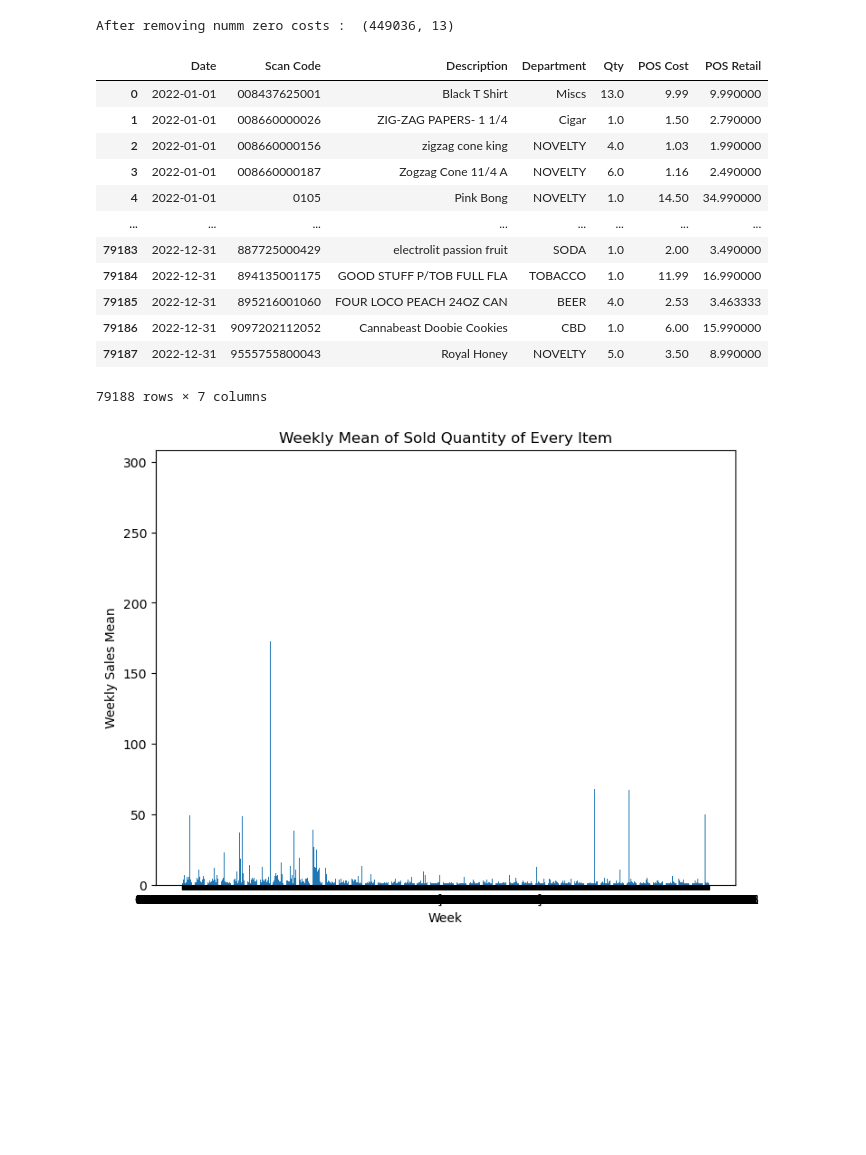
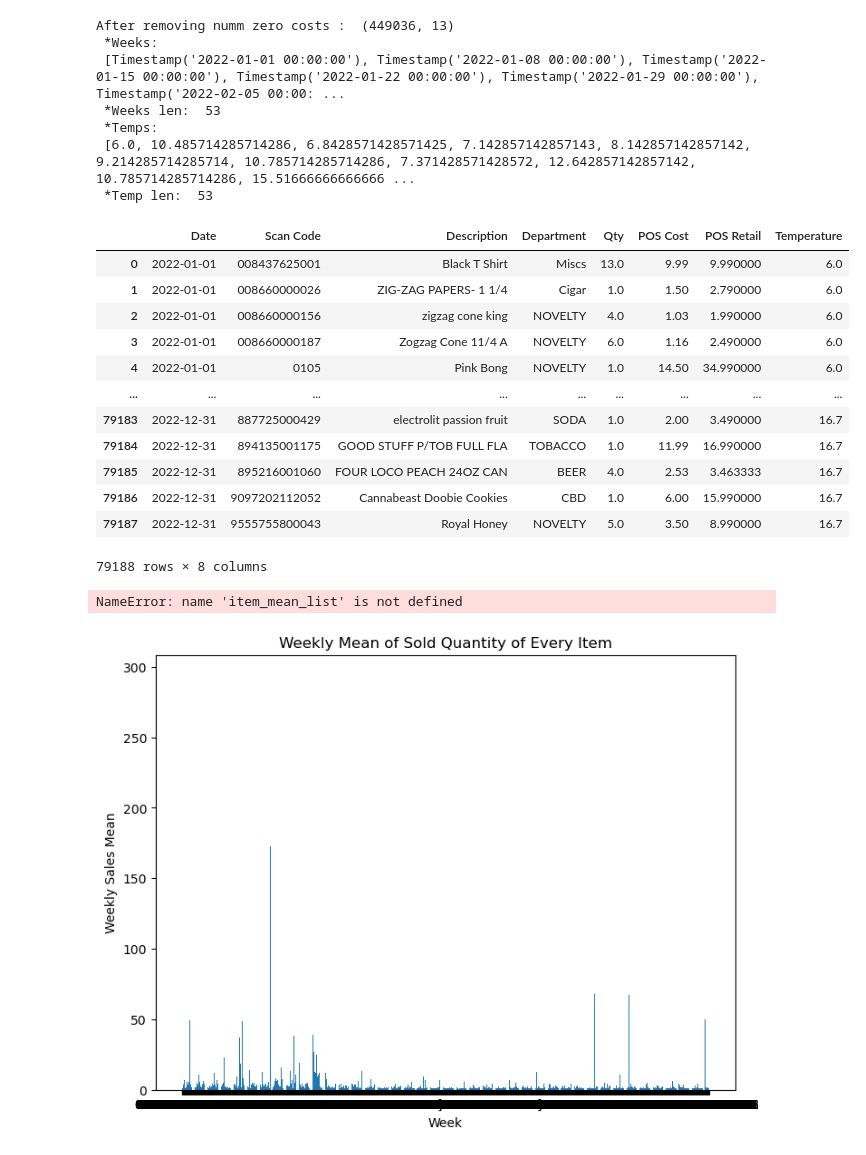
Before and after one commit to jcode999/Demand-Forecaster, a Jupyter notebook: Demand_Sale_Forecast.ipynb, the cells around one changed output. Cells and saved outputs as stored; diff of their text form; code cells hidden in the pictures; blank space fills up the shorter version.

```diff
--- a/Demand_Sale_Forecast.ipynb
+++ b/Demand_Sale_Forecast.ipynb
@@ -0,0 +7,22 @@
+# %%
+#utility functions
+def collect_weekly_weather_data():
+    start = datetime(2022, 1, 1)
+    end = datetime(2022, 12, 31)
+
+    # Create Point for location of business, BC
+    frst_hll = Point(32.6721 , -97.2692, 70)
+
+    # Create Point for Vancouver, BC
+    data = Daily(frst_hll, start, end)
+    data = data.fetch()
+    date_range = pd.date_range(start='2022-01-01', end='2022-12-31', freq='D')
+    data['date'] = date_range
+
+
+    week = data.groupby(pd.Grouper(key="date", freq="7D",origin='2022-01-01')).agg({'tavg':'mean'})
+    week_reset = week.reset_index()
+    # Plot line chart including average, minimum and maximum temperature
+    #data.plot(y=['tavg', 'tmin', 'tmax'])
+    #plt.show()
+    return week_reset
@@ -132,43 +146,69 @@ After removing NaN scan codes :  (452372, 15)
 # %%
 df = pd.read_csv('demand_forecast.csv',low_memory=False)
 #remove items with POS Cost 0, except for Gas and Lotto Online, this is an outlier. Cost for an item is never zero
 zero_cost = df[df['POS Cost'] == 0].index
 for i in zero_cost:
     if df['Department'][i] == 'GAS PUMP #1' or df['Department'][i] == 'GAS PUMP #2' or df['Department'][i] == 'GAS PUMP #3' or df['Department'][i] == 'GAS PUMP #4':
         df.loc[df.index[i], 'POS Cost'] = df['POS Retail'][i] -  (0.2 * df['POS Retail'][i]) # mean profit is 20%. Consulted with owner. Mean used because actual gas price were not recorded by the owner
     elif df['Department'][i] == 'LOTTO ONLINE' or df['Department'][i] == 'LOTTO SCRATCH OFF':
         df.loc[df.index[i], 'POS Cost'] = df['POS Retail'][i] -  (0.05 * df['POS Retail'][i])
 
 zero_cost = df[df['POS Cost'] == 0].index
 df.drop(index=zero_cost,axis=0,inplace=True)
 print("After removing numm zero costs : ",df.shape)
 #convert to Date column to proper date format
 df['Date'] = pd.to_datetime(df['Date'])
 
 # group weekly [pd.Grouper(key='Date', freq='W'),
 # df['Week Number'] = df['Date'].dt.week
 
 #Find total number of sale quantity of each item per week, mean of Cost and Retail
 grp = df.groupby([pd.Grouper(key="Date", freq="7D",origin='2022-01-01'),'Scan Code','Description','Department']).agg({'Qty':'sum','POS Cost':'mean','POS Retail':'mean'})
 week_grp_lbl = grp.reset_index()
+week_grp_lbl['Temperature'] = ''
+weekly_avg_temp = collect_weekly_weather_data()
+weeks = list(weekly_avg_temp['date'])
+temps = list(weekly_avg_temp['tavg'])
+week_counter = 0
+print(' *Weeks: \n',weeks)
+print(' *Weeks len: ',len(weeks))
+print(' *Temps: \n',temps)
+print(' *Temp len: ',len(temps))
+for i in range(0,len(weeks)):
+    dates = week_grp_lbl[week_grp_lbl['Date'] == weeks[i]].index
+    week_grp_lbl.loc[dates, 'Temperature'] = temps[i]
+
+# for i in range(0,len(week_grp_lbl)):
+#     if week_grp_lbl['Date'][i] == weeks[week_counter]:
+#         week_grp_lbl['Temperature'][i] = temps[week_counter]
+#     else:
+#         week_counter =+ 1
+#         if week_counter <= len(weeks):
+#             week_grp_lbl['Temperature'][i] = temps[week_counter]
 
 week_grp_lbl.to_csv('demand_forecast_weekly.csv',index=False,index_label=False)
 week_grp_lbl
 # %% [output]
 After removing numm zero costs :  (449036, 13)
+ *Weeks:
+ [Timestamp('2022-01-01 00:00:00'), Timestamp('2022-01-08 00:00:00'), Timestamp('2022-01-15 00:00:00'), Timestamp('2022-01-22 00:00:00'), Timestamp('2022-01-29 00:00:00'), Timestamp('2022-02-05 00:00: ...
+ *Weeks len:  53
+ *Temps:
+ [6.0, 10.485714285714286, 6.8428571428571425, 7.142857142857143, 8.142857142857142, 9.214285714285714, 10.785714285714286, 7.371428571428572, 12.642857142857142, 10.785714285714286, 15.51666666666666 ...
+ *Temp len:  53
-|  | Date | Scan Code | Description | Department | Qty | POS Cost | POS Retail |
-| 0 | 2022-01-01 | 008437625001 | Black T Shirt | Miscs | 13.0 | 9.99 | 9.990000 |
-| 1 | 2022-01-01 | 008660000026 | ZIG-ZAG PAPERS- 1 1/4 | Cigar | 1.0 | 1.50 | 2.790000 |
-| 2 | 2022-01-01 | 008660000156 | zigzag cone king | NOVELTY | 4.0 | 1.03 | 1.990000 |
-| 3 | 2022-01-01 | 008660000187 | Zogzag Cone 11/4 A | NOVELTY | 6.0 | 1.16 | 2.490000 |
-| 4 | 2022-01-01 | 0105 | Pink Bong | NOVELTY | 1.0 | 14.50 | 34.990000 |
-| ... | ... | ... | ... | ... | ... | ... | ... |
-| 79183 | 2022-12-31 | 887725000429 | electrolit passion fruit | SODA | 1.0 | 2.00 | 3.490000 |
-| 79184 | 2022-12-31 | 894135001175 | GOOD STUFF P/TOB FULL FLA | TOBACCO | 1.0 | 11.99 | 16.990000 |
-| 79185 | 2022-12-31 | 895216001060 | FOUR LOCO PEACH 24OZ CAN | BEER | 4.0 | 2.53 | 3.463333 |
-| 79186 | 2022-12-31 | 9097202112052 | Cannabeast Doobie Cookies | CBD | 1.0 | 6.00 | 15.990000 |
-| 79187 | 2022-12-31 | 9555755800043 | Royal Honey | NOVELTY | 5.0 | 3.50 | 8.990000 |
+|  | Date | Scan Code | Description | Department | Qty | POS Cost | POS Retail | Temperature |
+| 0 | 2022-01-01 | 008437625001 | Black T Shirt | Miscs | 13.0 | 9.99 | 9.990000 | 6.0 |
+| 1 | 2022-01-01 | 008660000026 | ZIG-ZAG PAPERS- 1 1/4 | Cigar | 1.0 | 1.50 | 2.790000 | 6.0 |
+| 2 | 2022-01-01 | 008660000156 | zigzag cone king | NOVELTY | 4.0 | 1.03 | 1.990000 | 6.0 |
+| 3 | 2022-01-01 | 008660000187 | Zogzag Cone 11/4 A | NOVELTY | 6.0 | 1.16 | 2.490000 | 6.0 |
+| 4 | 2022-01-01 | 0105 | Pink Bong | NOVELTY | 1.0 | 14.50 | 34.990000 | 6.0 |
+| ... | ... | ... | ... | ... | ... | ... | ... | ... |
+| 79183 | 2022-12-31 | 887725000429 | electrolit passion fruit | SODA | 1.0 | 2.00 | 3.490000 | 16.7 |
+| 79184 | 2022-12-31 | 894135001175 | GOOD STUFF P/TOB FULL FLA | TOBACCO | 1.0 | 11.99 | 16.990000 | 16.7 |
+| 79185 | 2022-12-31 | 895216001060 | FOUR LOCO PEACH 24OZ CAN | BEER | 4.0 | 2.53 | 3.463333 | 16.7 |
+| 79186 | 2022-12-31 | 9097202112052 | Cannabeast Doobie Cookies | CBD | 1.0 | 6.00 | 15.990000 | 16.7 |
+| 79187 | 2022-12-31 | 9555755800043 | Royal Honey | NOVELTY | 5.0 | 3.50 | 8.990000 | 16.7 |
-79188 rows × 7 columns
+79188 rows × 8 columns
 # %%
 #Exporatory Data analysis (MEAN,MEDIAN,STANDARD DEVIATION) for each item each week.
 #item wise weekly report
@@ -193,7 +233,9 @@ for item in items_list:
     std_deviation = np.sqrt(variance)
     item_analysis_list.append((item,mean,variance,std_deviation))
 
-sorted_list = sorted(item_mean_list, key=lambda x: x[1], reverse = True)
+sorted_list = sorted(item_analysis_list, key=lambda x: x[1], reverse = True)
+# %% [output]
+NameError: name 'item_mean_list' is not defined
 # %%
 weekly_sales_mean_chart(item_mean_list)
 # %% [output]
```
Also changed, not shown: parts of 7 cells of this notebook, 8 other files.
